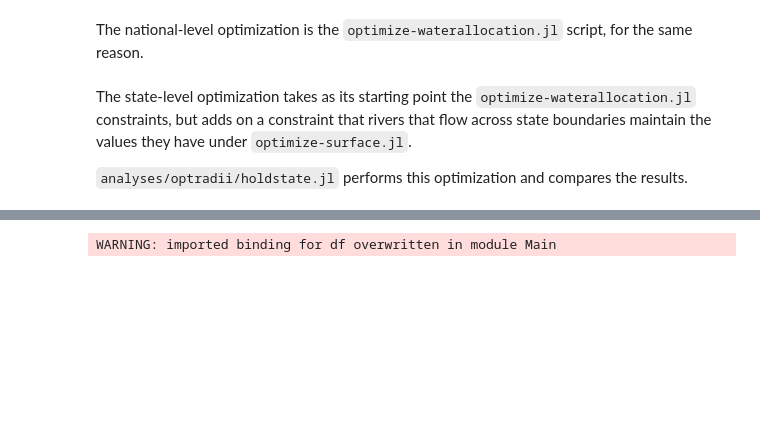
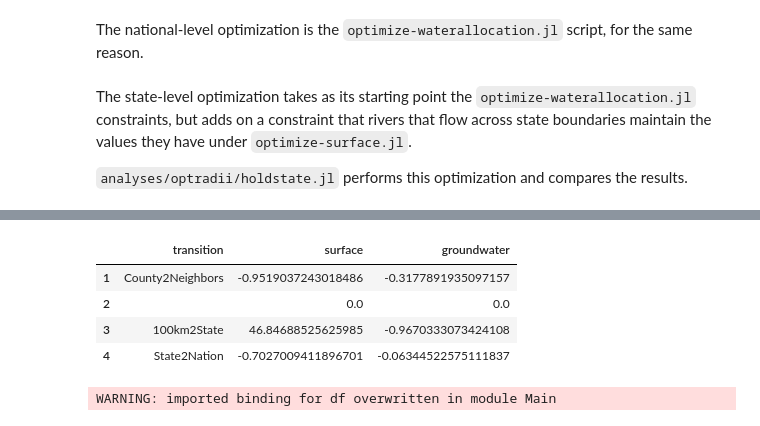
Before and after one commit to AmericasWater/awash, a Jupyter notebook: docs/analyses/Optimization by Radius.ipynb, the cells around one changed output, grey strips where cells are left out. Saved outputs shown, nothing was run; the diff lists cells and outputs as text; code cells hidden in the pictures; blank space fills up the shorter version.

```diff
--- a/docs/analyses/Optimization by Radius.ipynb
+++ b/docs/analyses/Optimization by Radius.ipynb
@@ -140,3 +111,19 @@ DataFrame(transition=["County2Neighbors", "Neighbors2State", "State2Nation"],
+# %%
+DataFrame(transition=["County2Neighbors", "", "100km2State", "State2Nation"],
+    surface=[sum(optneighbors[optneighbors[:variable] .== "withdrawals", :optimized] - optcounty[optcounty[:variable] .== "withdrawals", :optimized]) / sum(optcounty[optcounty[:variable] .== "withdrawals", :optimized]),
+             0,
+             sum(optstate[optstate[:variable] .== "withdrawals", :optimized] - opt100km[opt100km[:variable] .== "withdrawals", :optimized]) / sum(opt100km[opt100km[:variable] .== "withdrawals", :optimized]),
+             sum(optnation[optnation[:variable] .== "withdrawals", :optimized] - optstate[optstate[:variable] .== "withdrawals", :optimized]) / sum(optstate[optstate[:variable] .== "withdrawals", :optimized])],
+    groundwater=[sum(optneighbors[optneighbors[:variable] .== "waterfromgw", :optimized] - optcounty[optcounty[:variable] .== "waterfromgw", :optimized]) / sum(optcounty[optcounty[:variable] .== "waterfromgw", :optimized]),
+             0,
+             sum(optstate[optstate[:variable] .== "waterfromgw", :optimized] - opt100km[opt100km[:variable] .== "waterfromgw", :optimized]) / sum(opt100km[opt100km[:variable] .== "waterfromgw", :optimized]),
+             sum(optnation[optnation[:variable] .== "waterfromgw", :optimized] - optstate[optstate[:variable] .== "waterfromgw", :optimized]) / sum(optstate[optstate[:variable] .== "waterfromgw", :optimized])])
+# %% [output]
+|  | transition | surface | groundwater |
+| 1 | County2Neighbors | -0.9519037243018486 | -0.3177891935097157 |
+| 2 |  | 0.0 | 0.0 |
+| 3 | 100km2State | 46.84688525625985 | -0.9670333073424108 |
+| 4 | State2Nation | -0.7027009411896701 | -0.06344522575111837 |
 # %%
 stateextracts = sum(reshape(getparametersolution(house, sol_after.sol, :waterfromgw), nrow(recorded), 2), 2);
 nationextracts = sum(reshape(getparametersolution(house, sol_before.sol, :waterfromgw), nrow(recorded), 2), 2);
```
Also changed, not shown: parts of 13 cells of this notebook, 15 other files.
